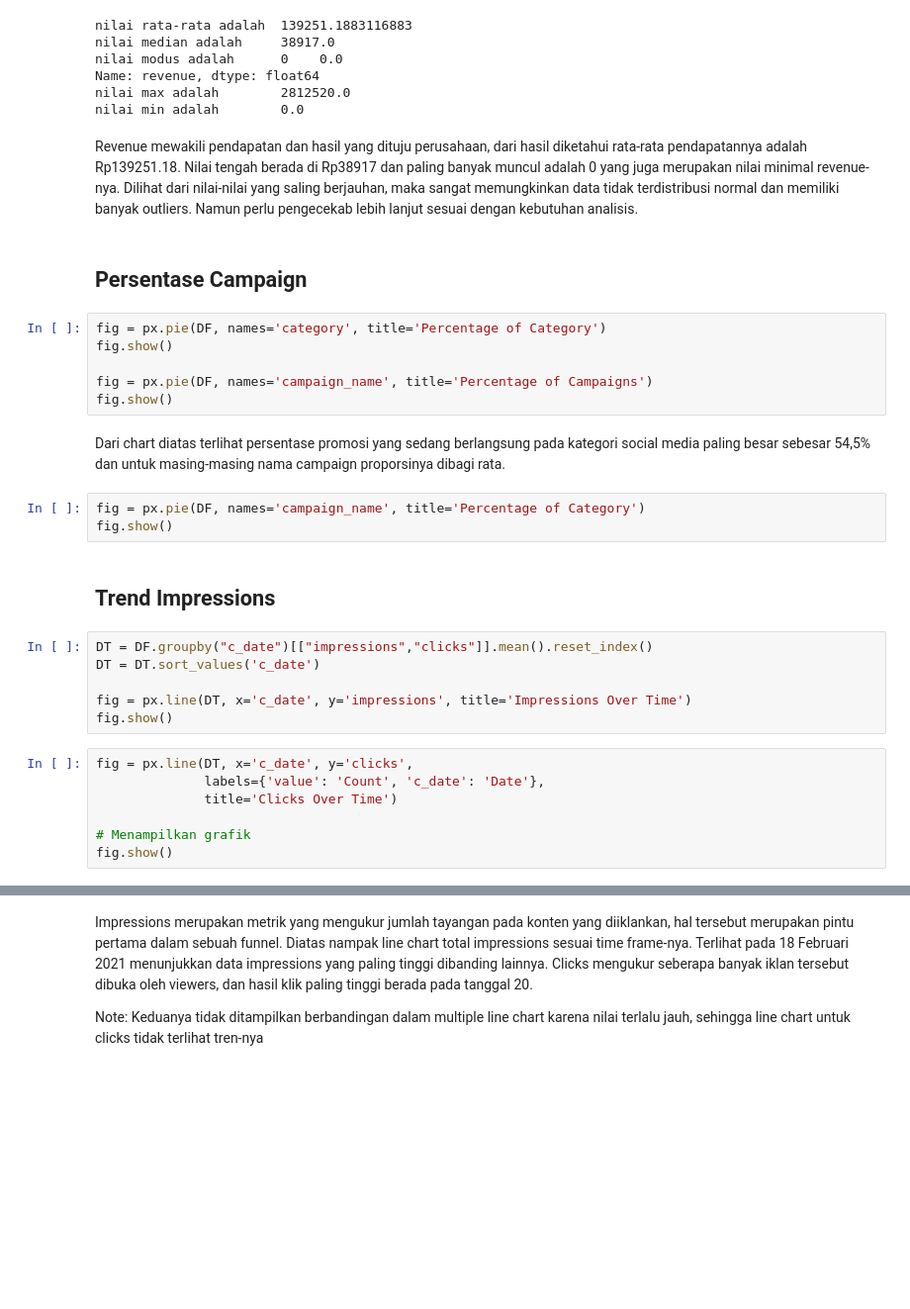
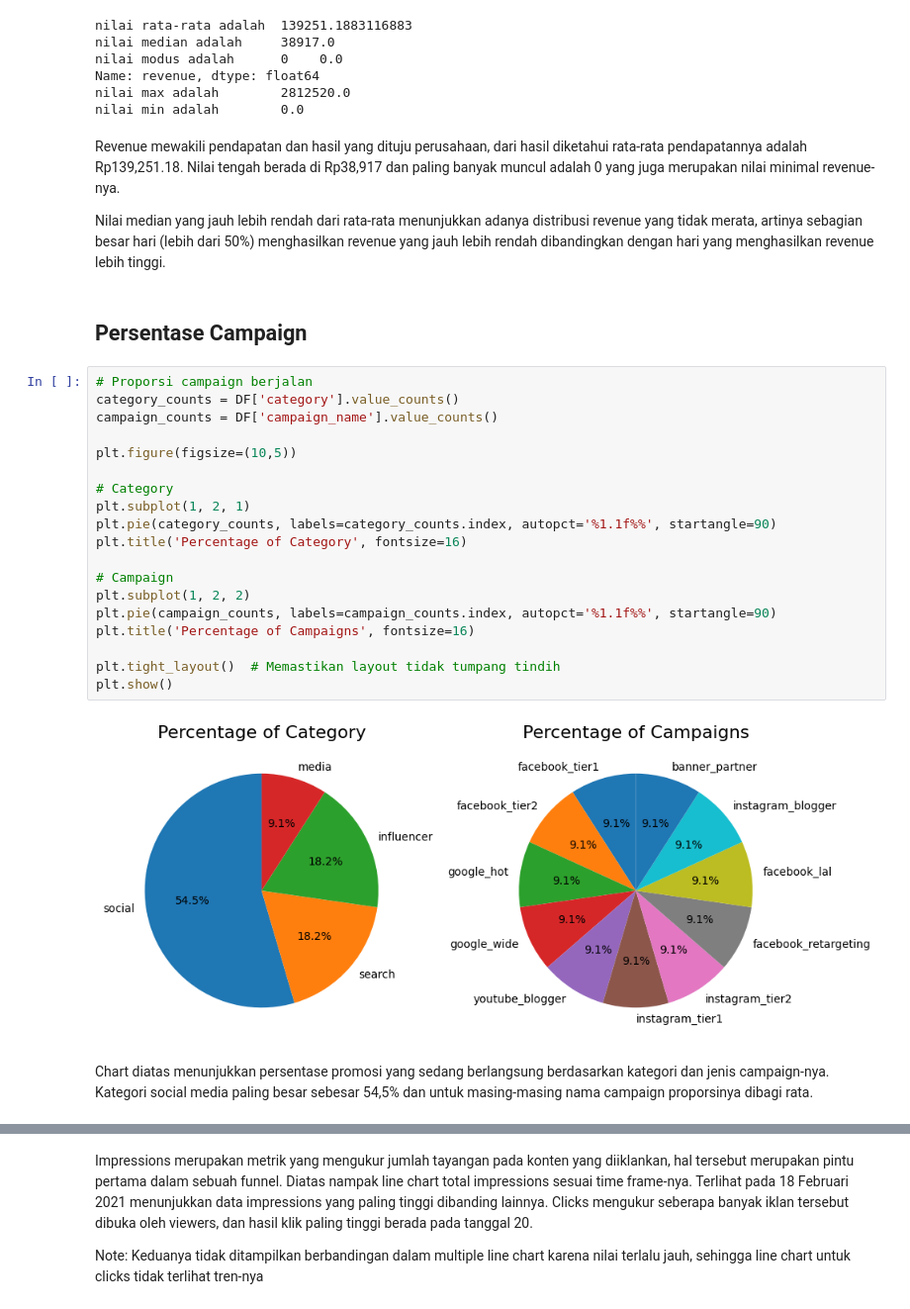
Before and after one commit to gofarros/Data-Analysis, a Jupyter notebook: Online Campaign/Notebook.ipynb, the cells around one changed output, grey strips where cells are left out. Shown at 99% size. Saved outputs shown, nothing was run; the diff lists cells and outputs as text; blank space fills up the shorter version.

```diff
--- a/Online Campaign/Notebook.ipynb
+++ b/Online Campaign/Notebook.ipynb
@@ -134,32 +129,31 @@ Name: revenue, dtype: float64
 nilai max adalah        2812520.0
 nilai min adalah        0.0
 # %% [markdown]
-Revenue mewakili pendapatan dan hasil yang dituju perusahaan, dari hasil diketahui rata-rata pendapatannya adalah Rp139251.18. Nilai tengah berada di Rp38917 dan paling banyak muncul adalah 0 yang juga merupakan nilai minimal revenue-nya. Dilihat dari nilai-nilai yang saling berjauhan, maka sangat memungkinkan data tidak terdistribusi normal dan memiliki banyak outliers. Namun perlu pengecekab lebih lanjut sesuai dengan kebutuhan analisis.
+Revenue mewakili pendapatan dan hasil yang dituju perusahaan, dari hasil diketahui rata-rata pendapatannya adalah Rp139,251.18. Nilai tengah berada di Rp38,917 dan paling banyak muncul adalah 0 yang juga merupakan nilai minimal revenue-nya.
+
+Nilai median yang jauh lebih rendah dari rata-rata menunjukkan adanya distribusi revenue yang tidak merata, artinya sebagian besar hari (lebih dari 50%) menghasilkan revenue yang jauh lebih rendah dibandingkan dengan hari yang menghasilkan revenue lebih tinggi.
 # %% [markdown]
 ## Persentase Campaign
-# %%
-fig = px.pie(DF, names='category', title='Percentage of Category')
-fig.show()
-
-fig = px.pie(DF, names='campaign_name', title='Percentage of Campaigns')
-fig.show()
+# %%
+# Proporsi campaign berjalan
+category_counts = DF['category'].value_counts()
+campaign_counts = DF['campaign_name'].value_counts()
+
+plt.figure(figsize=(10,5))
+
+# Category
+plt.subplot(1, 2, 1)
+plt.pie(category_counts, labels=category_counts.index, autopct='%1.1f%%', startangle=90)
+plt.title('Percentage of Category', fontsize=16)
+
+# Campaign
+plt.subplot(1, 2, 2)
+plt.pie(campaign_counts, labels=campaign_counts.index, autopct='%1.1f%%', startangle=90)
+plt.title('Percentage of Campaigns', fontsize=16)
+
+plt.tight_layout()  # Memastikan layout tidak tumpang tindih
+plt.show()
+# %% [output]
+[figure, added]
 # %% [markdown]
-Dari chart diatas terlihat persentase promosi yang sedang berlangsung pada kategori social media paling besar sebesar 54,5% dan untuk masing-masing nama campaign proporsinya dibagi rata.
+Chart diatas menunjukkan persentase promosi yang sedang berlangsung berdasarkan kategori dan jenis campaign-nya. Kategori social media paling besar sebesar 54,5% dan untuk masing-masing nama campaign proporsinya dibagi rata.
-# %%
-fig = px.pie(DF, names='campaign_name', title='Percentage of Category')
-fig.show()
-# %% [markdown]
-## Trend Impressions
-# %%
-DT = DF.groupby("c_date")[["impressions","clicks"]].mean().reset_index()
-DT = DT.sort_values('c_date')
-
-fig = px.line(DT, x='c_date', y='impressions', title='Impressions Over Time')
-fig.show()
-# %%
-fig = px.line(DT, x='c_date', y='clicks',
-              labels={'value': 'Count', 'c_date': 'Date'},
-              title='Clicks Over Time')
-
-# Menampilkan grafik
-fig.show()
```
Also changed, not shown: parts of 42 cells of this notebook, 1 other file.
